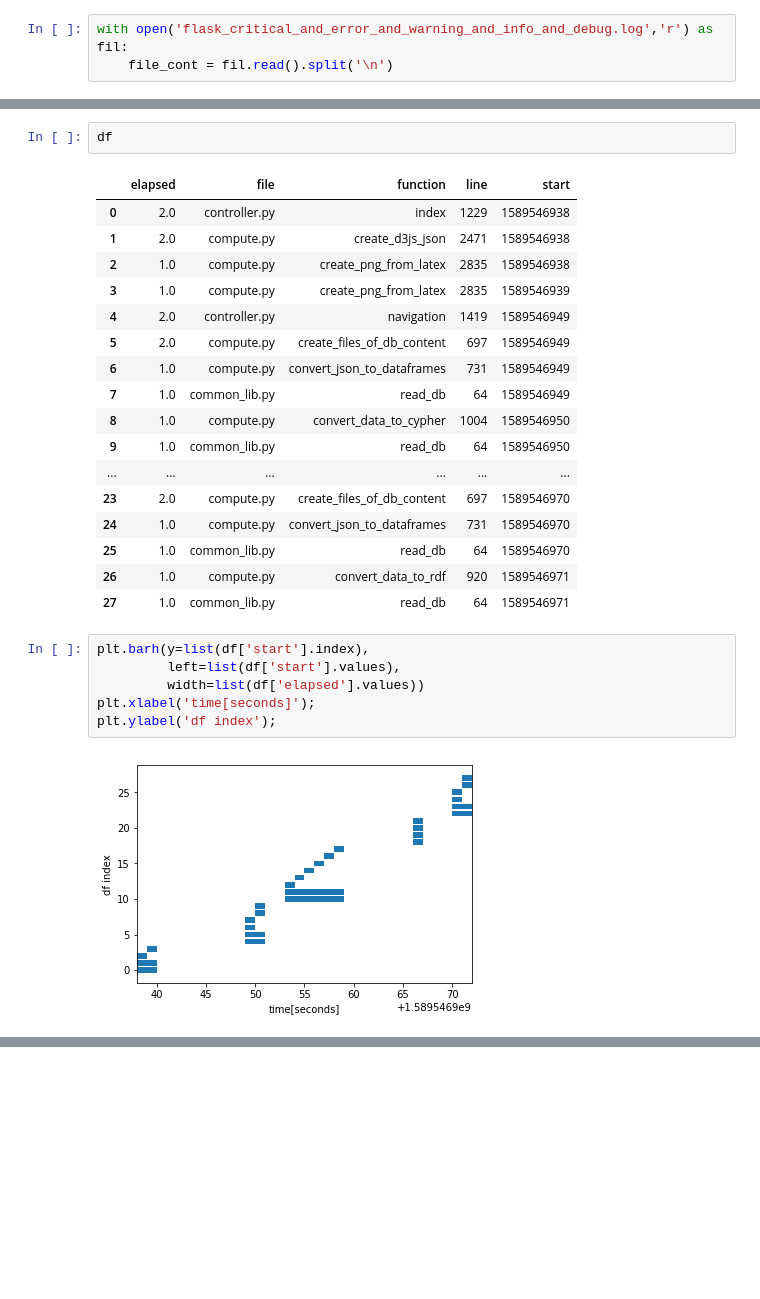
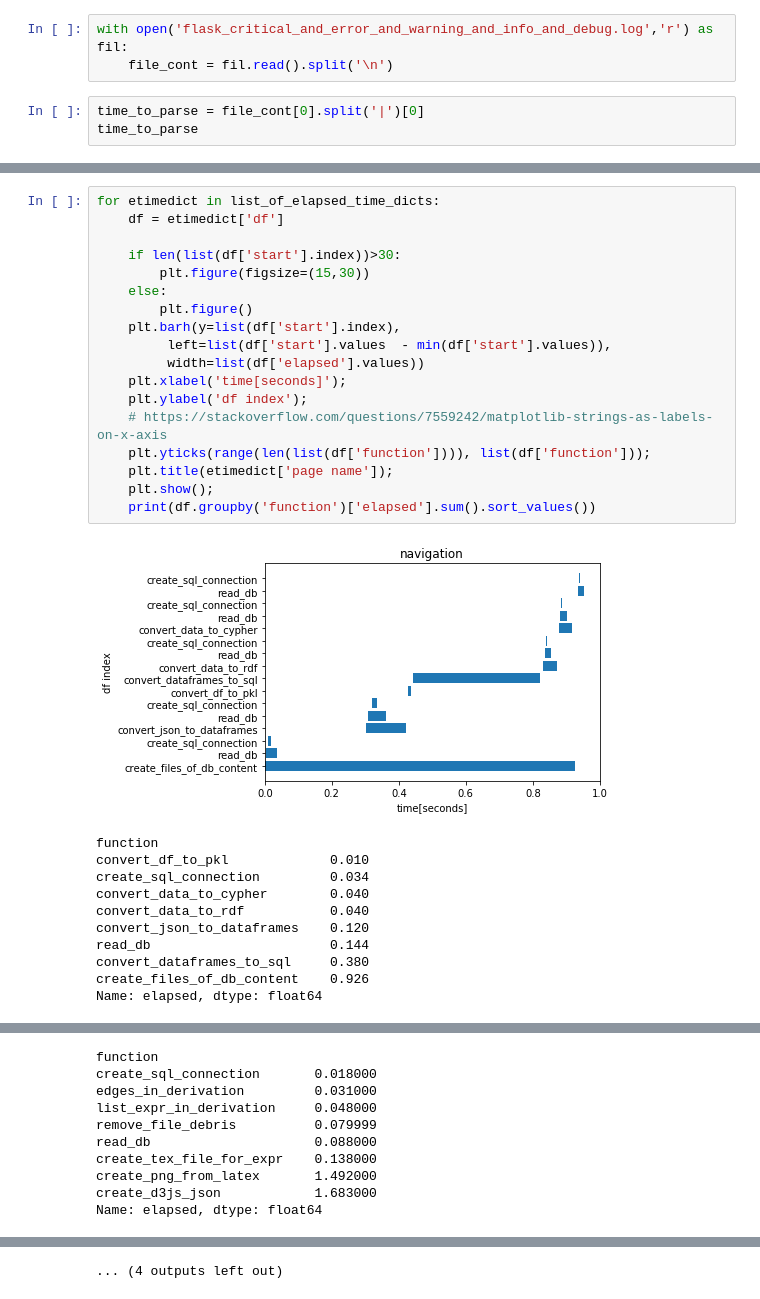
Before and after one commit to allofphysicsgraph/proofofconcept, a Jupyter notebook: v7_pickle_web_interface/flask/introspection/flamegraph.ipynb, the cells around one changed output, grey strips where cells are left out. Saved outputs shown, nothing was run; the diff lists cells and outputs as text; blank space fills up the shorter version.

```diff
--- a/v7_pickle_web_interface/flask/introspection/flamegraph.ipynb
+++ b/v7_pickle_web_interface/flask/introspection/flamegraph.ipynb
@@ -6,3 +6,6 @@ import numpy
 # %%
 with open('flask_critical_and_error_and_warning_and_info_and_debug.log','r') as fil:
     file_cont = fil.read().split('\n')
+# %%
+time_to_parse = file_cont[0].split('|')[0]
+time_to_parse
@@ -68,28 +158,30 @@ df.head()
-# %%
-df
-# %% [output]
-|  | elapsed | file | function | line | start |
-| 0 | 2.0 | controller.py | index | 1229 | 1589546938 |
-| 1 | 2.0 | compute.py | create_d3js_json | 2471 | 1589546938 |
-| 2 | 1.0 | compute.py | create_png_from_latex | 2835 | 1589546938 |
-| 3 | 1.0 | compute.py | create_png_from_latex | 2835 | 1589546939 |
-| 4 | 2.0 | controller.py | navigation | 1419 | 1589546949 |
-| 5 | 2.0 | compute.py | create_files_of_db_content | 697 | 1589546949 |
-| 6 | 1.0 | compute.py | convert_json_to_dataframes | 731 | 1589546949 |
-| 7 | 1.0 | common_lib.py | read_db | 64 | 1589546949 |
-| 8 | 1.0 | compute.py | convert_data_to_cypher | 1004 | 1589546950 |
-| 9 | 1.0 | common_lib.py | read_db | 64 | 1589546950 |
-| ... | ... | ... | ... | ... | ... |
-| 23 | 2.0 | compute.py | create_files_of_db_content | 697 | 1589546970 |
-| 24 | 1.0 | compute.py | convert_json_to_dataframes | 731 | 1589546970 |
-| 25 | 1.0 | common_lib.py | read_db | 64 | 1589546970 |
-| 26 | 1.0 | compute.py | convert_data_to_rdf | 920 | 1589546971 |
-| 27 | 1.0 | common_lib.py | read_db | 64 | 1589546971 |
-# %%
-plt.barh(y=list(df['start'].index),
-         left=list(df['start'].values),
-         width=list(df['elapsed'].values))
-plt.xlabel('time[seconds]');
-plt.ylabel('df index');
-# %% [output]
-[figure, removed]
+# %%
+for etimedict in list_of_elapsed_time_dicts:
+    df = etimedict['df']
+
+    if len(list(df['start'].index))>30:
+        plt.figure(figsize=(15,30))
+    else:
+        plt.figure()
+    plt.barh(y=list(df['start'].index),
+         left=list(df['start'].values  - min(df['start'].values)),
+         width=list(df['elapsed'].values))
+    plt.xlabel('time[seconds]');
+    plt.ylabel('df index');
+    # https://stackoverflow.com/questions/7559242/matplotlib-strings-as-labels-on-x-axis
+    plt.yticks(range(len(list(df['function']))), list(df['function']));
+    plt.title(etimedict['page name']);
+    plt.show();
+    print(df.groupby('function')['elapsed'].sum().sort_values())
+# %% [output]
+[figure, added]
+function
+convert_df_to_pkl             0.010
+create_sql_connection         0.034
+convert_data_to_cypher        0.040
+convert_data_to_rdf           0.040
+convert_json_to_dataframes    0.120
+read_db                       0.144
+convert_dataframes_to_sql     0.380
+create_files_of_db_content    0.926
+Name: elapsed, dtype: float64
@@ -95,0 +189,10 @@ plt.ylabel('df index');
+function
+create_sql_connection       0.018000
+edges_in_derivation         0.031000
+list_expr_in_derivation     0.048000
+remove_file_debris          0.079999
+read_db                     0.088000
+create_tex_file_for_expr    0.138000
+create_png_from_latex       1.492000
+create_d3js_json            1.683000
+Name: elapsed, dtype: float64
@@ -95,0 +238 @@ plt.ylabel('df index');
+... (4 outputs left out)
```
Also changed, not shown: parts of 16 cells of this notebook.
